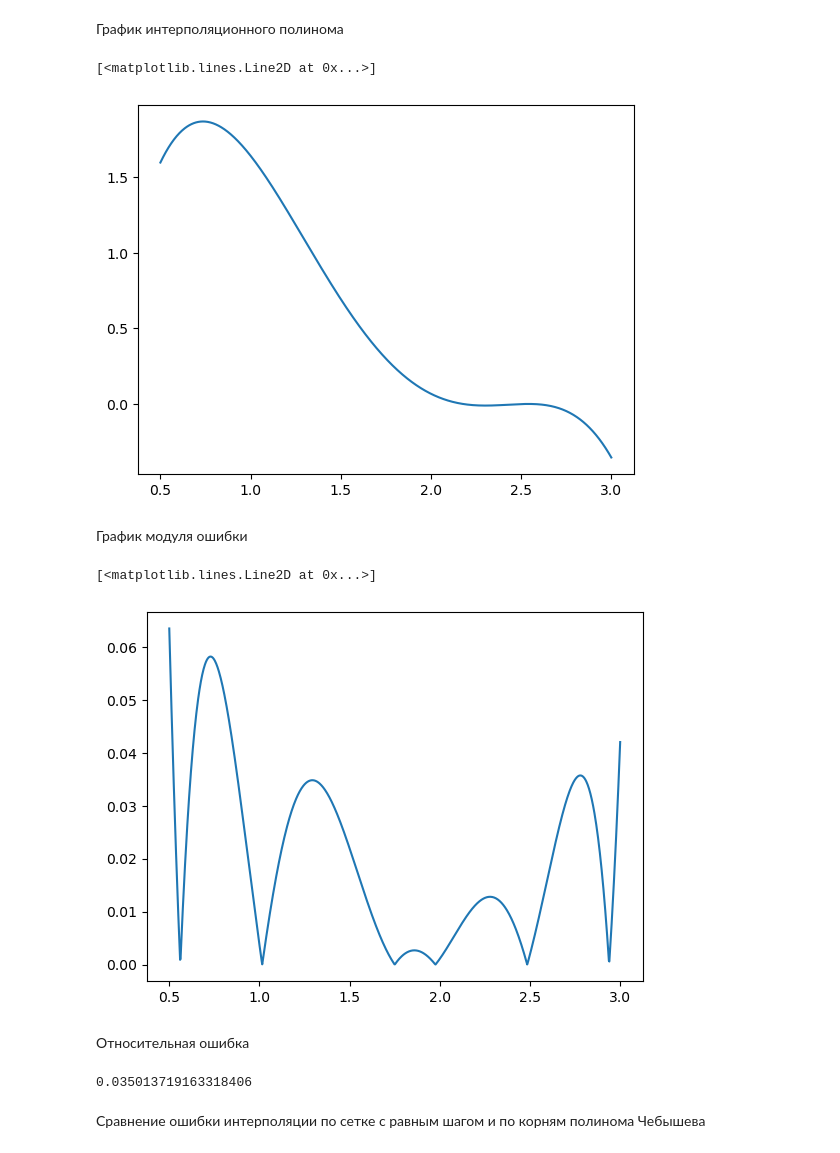
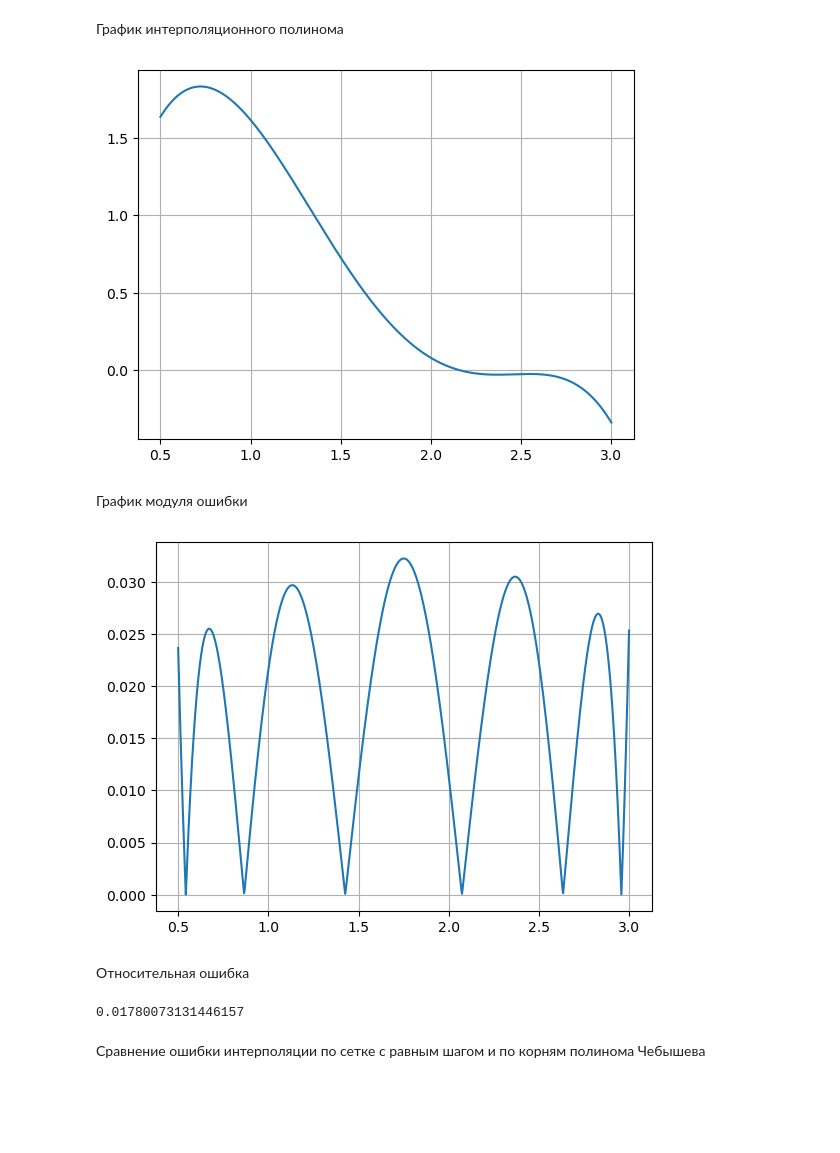
Before and after one commit to igo320345/itmo_num_methods, a Jupyter notebook: exercise_1.ipynb, the cells around one changed output. Saved outputs shown, nothing was run; the diff lists cells and outputs as text; code cells hidden in the pictures; blank space fills up the shorter version.

```diff
--- a/exercise_1.ipynb
+++ b/exercise_1.ipynb
@@ -113,7 +113,7 @@ plt.plot(x_vals, err_max(x_vals))
 # %% [markdown]
 Количество узлов
 # %%
-m_T = 5
+m_T = 6
 # %% [markdown]
 Сетка по корням полинома Чебышева
 # %%
@@ -142,18 +142,19 @@ $\displaystyle - 0.72061283518061 t^{4} + 5.35952997192961 t^{3} - 13.5643925388
 График интерполяционного полинома
 # %%
 plot_Q = lambdify(t, Q, modules = ['numpy'])
+t_vals = np.linspace(x_0, x_m, 1000)
 plt.plot(t_vals, plot_Q(t_vals))
+plt.grid(True)
 # %% [output]
-[<matplotlib.lines.Line2D at 0x...>]
-[figure, old version]
+[figure, new version]
 # %% [markdown]
 График модуля ошибки
 # %%
 err_cheb = lambdify(t, abs(f.subs(x, t) - Q), modules =['numpy'])
 plt.plot(t_vals, err_cheb(t_vals))
+plt.grid(True)
 # %% [output]
-[<matplotlib.lines.Line2D at 0x...>]
-[figure, old version]
+[figure, new version]
 # %% [markdown]
 Относительная ошибка
 # %%
@@ -161,7 +162,7 @@ M_err = max(err_cheb(t_vals))
 M = max(abs(fx(x_vals)))
 M_err / M
 # %% [output]
-0.035013719163318406
+0.01780073131446157
 # %% [markdown]
 Сравнение ошибки интерполяции по сетке с равным шагом и по корням полинома Чебышева
 # %%
```
Also changed, not shown: parts of 7 cells of this notebook.
